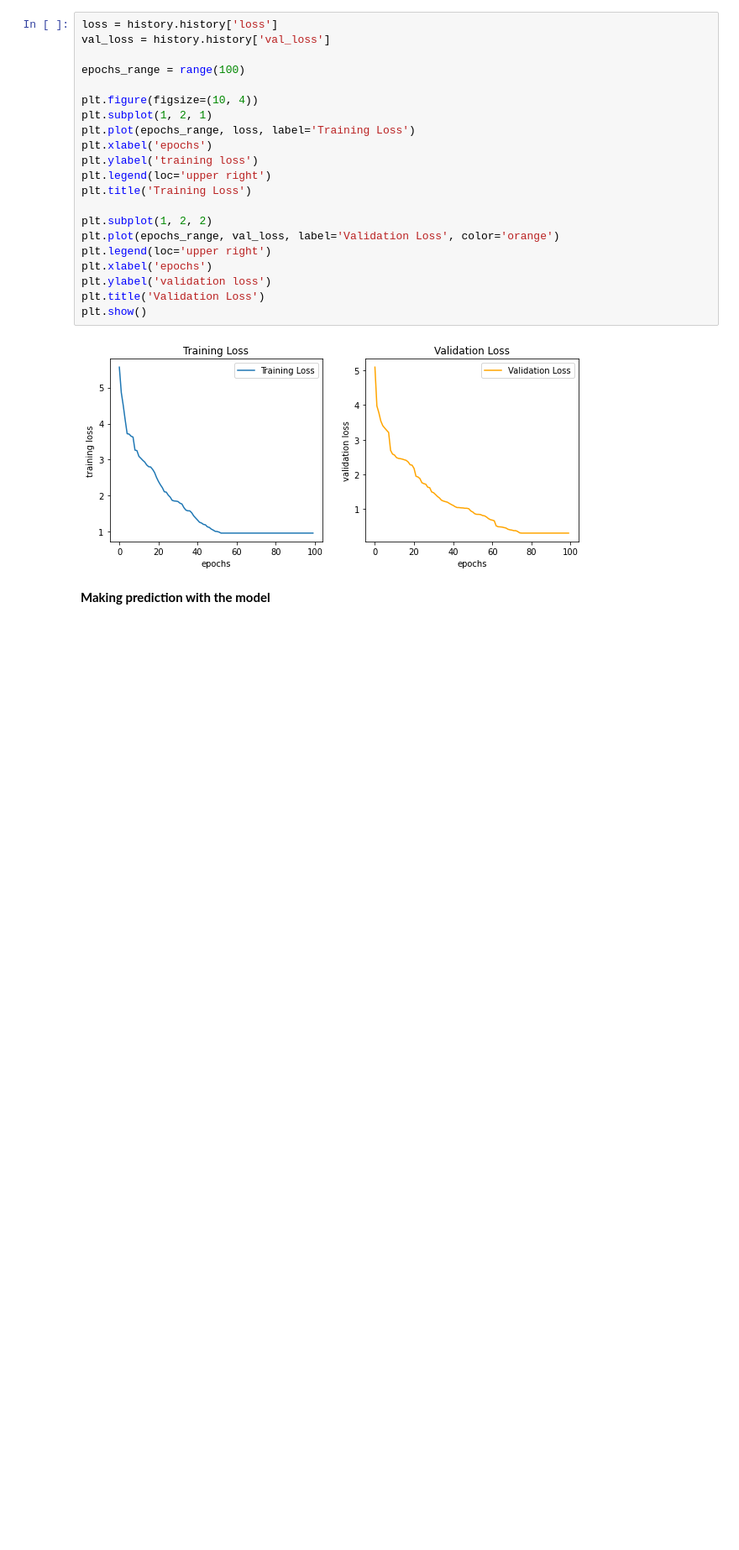
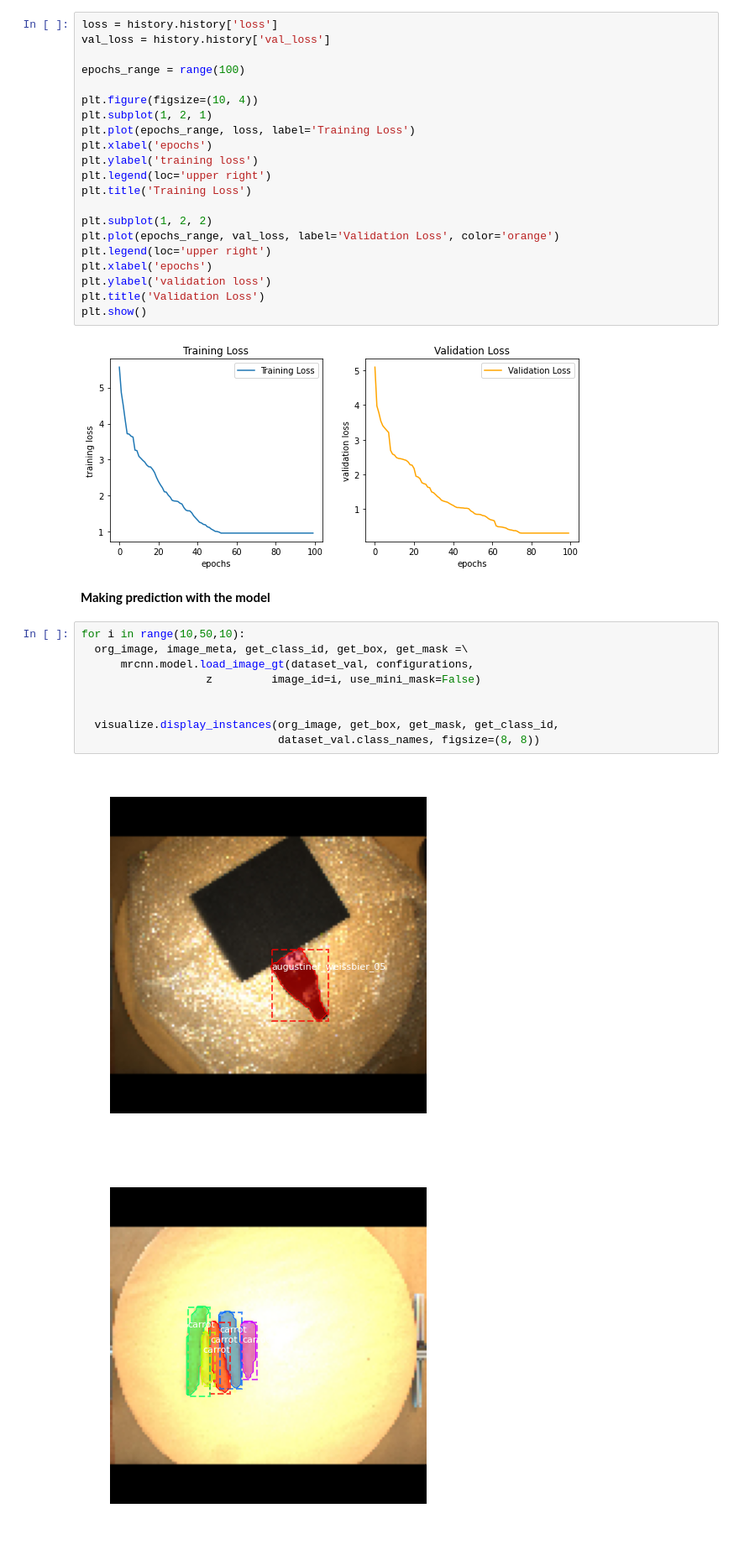
Before and after one commit to Albion-Krasniqi/Capstone, a Jupyter notebook: YoloV3_model_(experiment_3_image_size_416x416).ipynb, the cells around one changed output. Shown at 84% size. Saved outputs shown, nothing was run; the diff lists cells and outputs as text; blank space fills up the shorter version.

```diff
--- a/YoloV3_model_(experiment_3_image_size_416x416).ipynb
+++ b/YoloV3_model_(experiment_3_image_size_416x416).ipynb
@@ -388,3 +388,15 @@ plt.show()
 [figure]
 # %% [markdown]
 **Making prediction with the model**
+# %%
+for i in range(10,50,10):
+  org_image, image_meta, get_class_id, get_box, get_mask =\
+      mrcnn.model.load_image_gt(dataset_val, configurations,
+                   z         image_id=i, use_mini_mask=False)
+
+
+  visualize.display_instances(org_image, get_box, get_mask, get_class_id,
+                              dataset_val.class_names, figsize=(8, 8))
+# %% [output]
+[figure, added]
+[figure, added]
```
Also changed, not shown: parts of 1 cell of this notebook, 1 other file.
